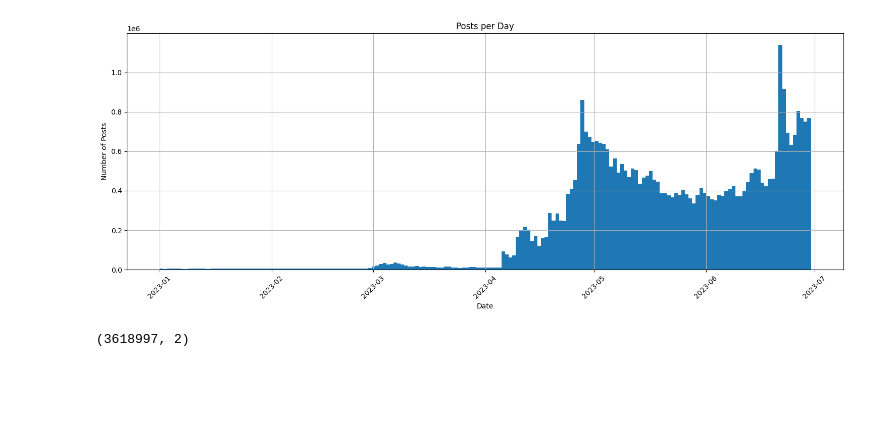
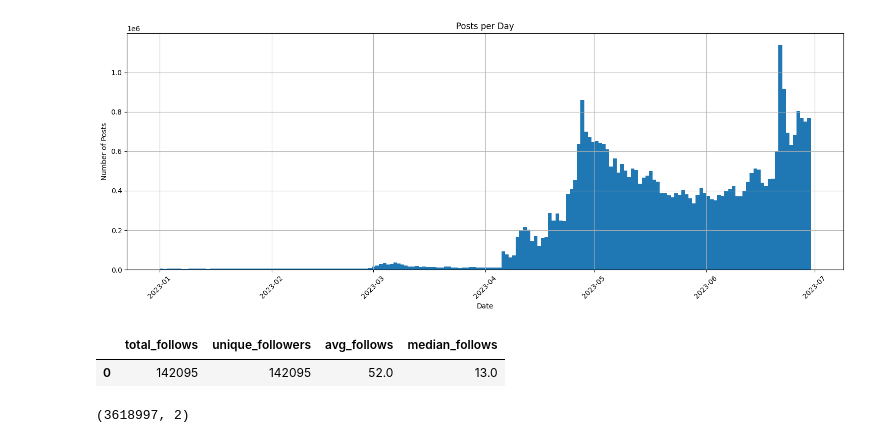
Before and after one commit to bbeat2782/Bluesky-GraphRec, a Jupyter notebook: random_tests/duckdb.ipynb, the cells around one changed output. Drawn from its saved outputs; the diff is of its cells as text; code cells hidden in the pictures; blank space fills up the shorter version.

```diff
--- a/random_tests/duckdb.ipynb
+++ b/random_tests/duckdb.ipynb
@@ -149,6 +149,26 @@ plt.tight_layout()
 plt.show()
 # %% [output]
 [figure]
+# %%
+# Follows
+con.execute("""
+SELECT
+    COUNT(*) as total_follows,
+    COUNT(DISTINCT repo) as unique_followers,
+    ROUND(AVG(follows_per_user)) as avg_follows,
+    PERCENTILE_CONT(0.5) WITHIN GROUP (ORDER BY follows_per_user) as median_follows
+FROM (
+    SELECT
+        repo,
+        COUNT(*) as follows_per_user
+    FROM records
+    WHERE collection = 'app.bsky.graph.follow'
+    GROUP BY repo
+)
+""").fetchdf()
+# %% [output]
+|  | total_follows | unique_followers | avg_follows | median_follows |
+| 0 | 142095 | 142095 | 52.0 | 13.0 |
 # %%
 likes_df = con.execute("""
         SELECT
```
Also changed, not shown: parts of 1 cell of this notebook, 18 other files.
